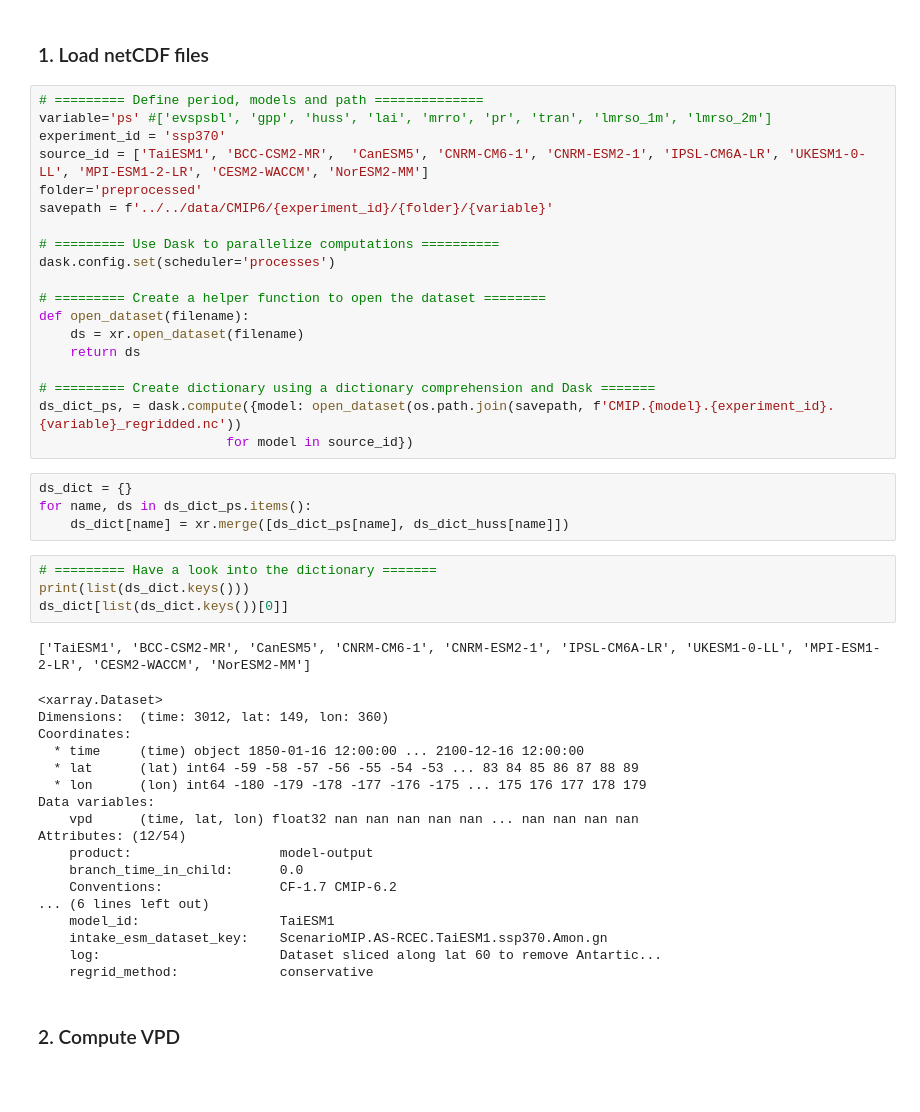
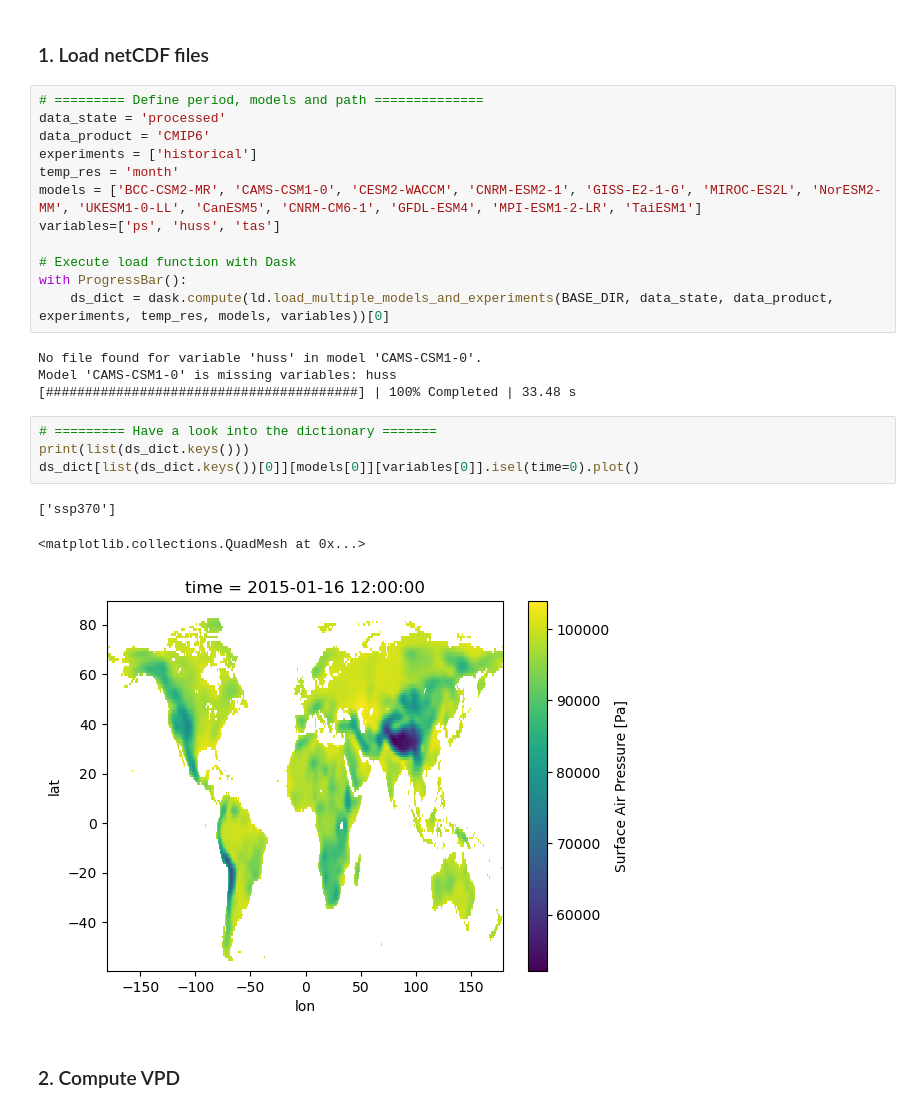
Before and after one commit to simonheselschwerdt/bgws_analysis, a Jupyter notebook: notebooks/preprocess/CMIP6_compute_vpd.ipynb, the cells around one changed output. Cells and saved outputs as stored; diff of their text form; blank space fills up the shorter version.

```diff
--- a/notebooks/preprocess/CMIP6_compute_vpd.ipynb
+++ b/notebooks/preprocess/CMIP6_compute_vpd.ipynb
@@ -97,49 +126,27 @@ def save_file(save_file, folder, save_var=True):
 ### 1. Load netCDF files
 # %%
 # ========= Define period, models and path ==============
-variable='ps' #['evspsbl', 'gpp', 'huss', 'lai', 'mrro', 'pr', 'tran', 'lmrso_1m', 'lmrso_2m']
-experiment_id = 'ssp370'
-source_id = ['TaiESM1', 'BCC-CSM2-MR',  'CanESM5', 'CNRM-CM6-1', 'CNRM-ESM2-1', 'IPSL-CM6A-LR', 'UKESM1-0-LL', 'MPI-ESM1-2-LR', 'CESM2-WACCM', 'NorESM2-MM']
-folder='preprocessed'
-savepath = f'../../data/CMIP6/{experiment_id}/{folder}/{variable}'
+data_state = 'processed'
+data_product = 'CMIP6'
+experiments = ['historical']
+temp_res = 'month'
+models = ['BCC-CSM2-MR', 'CAMS-CSM1-0', 'CESM2-WACCM', 'CNRM-ESM2-1', 'GISS-E2-1-G', 'MIROC-ES2L', 'NorESM2-MM', 'UKESM1-0-LL', 'CanESM5', 'CNRM-CM6-1', 'GFDL-ESM4', 'MPI-ESM1-2-LR', 'TaiESM1']
+variables=['ps', 'huss', 'tas']
 
-# ========= Use Dask to parallelize computations ==========
-dask.config.set(scheduler='processes')
-
-# ========= Create a helper function to open the dataset ========
-def open_dataset(filename):
-    ds = xr.open_dataset(filename)
-    return ds
-
-# ========= Create dictionary using a dictionary comprehension and Dask =======
-ds_dict_ps, = dask.compute({model: open_dataset(os.path.join(savepath, f'CMIP.{model}.{experiment_id}.{variable}_regridded.nc'))
-                        for model in source_id})
+# Execute load function with Dask
+with ProgressBar():
+    ds_dict = dask.compute(ld.load_multiple_models_and_experiments(BASE_DIR, data_state, data_product, experiments, temp_res, models, variables))[0]
+# %% [output]
+No file found for variable 'huss' in model 'CAMS-CSM1-0'.
+Model 'CAMS-CSM1-0' is missing variables: huss
+[########################################] | 100% Completed | 33.48 s
-# %%
-ds_dict = {}
-for name, ds in ds_dict_ps.items():
-    ds_dict[name] = xr.merge([ds_dict_ps[name], ds_dict_huss[name]])
 # %%
 # ========= Have a look into the dictionary =======
 print(list(ds_dict.keys()))
-ds_dict[list(ds_dict.keys())[0]]
+ds_dict[list(ds_dict.keys())[0]][models[0]][variables[0]].isel(time=0).plot()
 # %% [output]
-['TaiESM1', 'BCC-CSM2-MR', 'CanESM5', 'CNRM-CM6-1', 'CNRM-ESM2-1', 'IPSL-CM6A-LR', 'UKESM1-0-LL', 'MPI-ESM1-2-LR', 'CESM2-WACCM', 'NorESM2-MM']
+['ssp370']
-<xarray.Dataset>
-Dimensions:  (time: 3012, lat: 149, lon: 360)
-Coordinates:
-  * time     (time) object 1850-01-16 12:00:00 ... 2100-12-16 12:00:00
-  * lat      (lat) int64 -59 -58 -57 -56 -55 -54 -53 ... 83 84 85 86 87 88 89
-  * lon      (lon) int64 -180 -179 -178 -177 -176 -175 ... 175 176 177 178 179
-Data variables:
-    vpd      (time, lat, lon) float32 nan nan nan nan nan ... nan nan nan nan
-Attributes: (12/54)
-    product:                   model-output
-    branch_time_in_child:      0.0
-    Conventions:               CF-1.7 CMIP-6.2
-... (6 lines left out)
-    model_id:                  TaiESM1
-    intake_esm_dataset_key:    ScenarioMIP.AS-RCEC.TaiESM1.ssp370.Amon.gn
-    log:                       Dataset sliced along lat 60 to remove Antartic...
-    regrid_method:             conservative
+<matplotlib.collections.QuadMesh at 0x...>
+[figure, added]
 # %% [markdown]
 ### 2. Compute VPD
```
Also changed, not shown: parts of 13 cells of this notebook, 8 other files.
